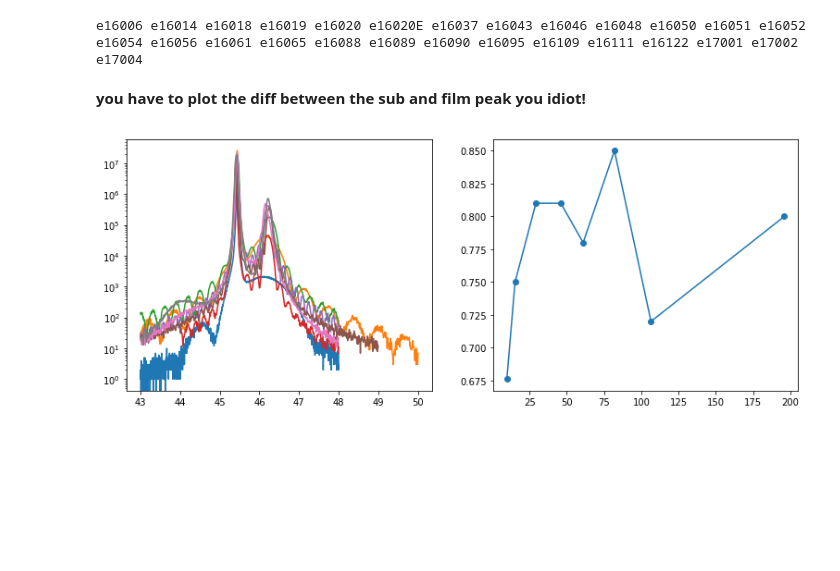
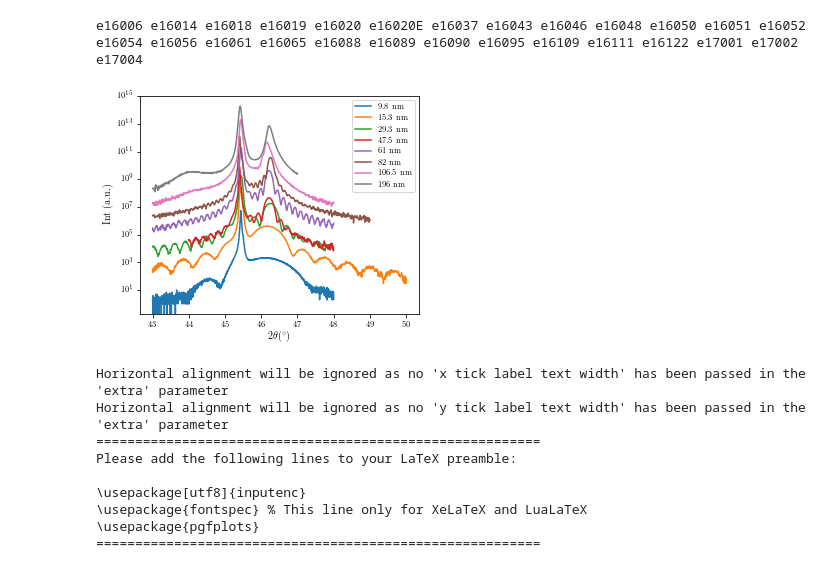
Before and after one commit to ezatterin/notebooks, a Jupyter notebook: report/rep_linux_plot_allCTRs.ipynb, the cells around one changed output. Drawn from its saved outputs; the diff is of its cells as text; code cells hidden in the pictures; blank space fills up the shorter version.

Commit message:
playing around for report purposes

```diff
--- a/report/rep_linux_plot_allCTRs.ipynb
+++ b/report/rep_linux_plot_allCTRs.ipynb
@@ -14,5 +38,6 @@ The minimum supported version is 2.4.6
 # %%
 data_dir = '/users/zatterin/Documents/data/XRD/'
+img_dir ='/users/zatterin/Documents/report/img/'
 # %%
 tot_samples = !ls {data_dir} | grep e1
 for sample in tot_samples: print(sample),
@@ -25,29 +46,58 @@ sample_list = ['e17002','e16019','e16014','e16089','e16018','e16088',\
-# %% [markdown]
-**you have to plot the diff between the sub and film peak you idiot!**
+# %%
+sample_list = ['e17002','e16019','e16014','e16089','e16018','e16088','e16020','e16095'] # t ordered
+# sample_list = ['e17002','e16014','e16088','e16095']
 # %%
 theta_peaks = []
-sample_thickness = [9.8,15.3,29.3,46,61,82,106.5,196] # manual input from excel file
-fig = plt.figure(figsize=(13,5))
-for sample_name in sample_list:
+sub_theta =[]
+film_theta =[]
+sample_thickness = [9.8,15.3,29.3,47.5,61,82,106.5,196] # manual input from excel file
+# sample_thickness = [9.8,29.3,82,106.4]
+fig = plt.figure(figsize=(5,4))
+for index, sample_name in enumerate(sample_list):
     temp = !ls {data_dir + sample_name} | grep ras | grep '002' | grep t2t
     if len(temp) != 1:
         scan = temp[1]
     else:
         scan = temp[0]
 
     theta, I = xrd.read_data(scan,data_dir+sample_name+'/')
-    plt.subplot(121)
-    plt.plot(theta, I);plt.yscale('log')
+#     plt.subplot(121)
+    plt.plot(theta, I*(10**(int(index))),label=str(sample_thickness[index])+ ' nm');plt.yscale('log')
+    plt.xlabel(r'$2\theta (^{\circ})$')
+    plt.ylabel('Int (a.u.)')
+    plt.legend()
     # peak positions
     idxs = pk.indexes(I, thres=1e-4, min_dist=1) # idexes of peaks
     sub_peak = I[idxs].argsort()[::-1][0] # index of sub peak
     film_peak = I[idxs].argsort()[::-1][1] # index of film peak
     theta_film = theta[idxs[film_peak]] # theta of film peak
     theta_sub = theta[idxs[sub_peak]] # theta of sub peak
     delta_theta = theta_film - theta_sub # diff between the above
     theta_peaks.append(delta_theta)
+    sub_theta.append(theta_sub)
+    film_theta.append(theta_film)
 
-plt.subplot(122)
-plt.plot(sample_thickness,theta_peaks,'-o');
+# plt.subplot(122)
+# plt.plot(sample_thickness,sub_theta/max(sub_theta),'-o');
+# plt.plot(sample_thickness, film_theta/max(film_theta),'-o')
+# plt.plot(sample_thickness,theta_peaks,'--o')
+# plt.xlabel('Thickness [nm]')
+# plt.ylabel(r'$\Delta\theta = \theta_{film}-\theta_{sub}$')
+plt.savefig(img_dir+'test4.pgf')
+plt.show()
 # %% [output]
-[figure, old version]
+[figure, new version]
+# %%
+from matplotlib2tikz import save as tikz_save
+fig
+tikz_save(img_dir+'test3.tex',figure=fig,figurewidth='0.6\\textwidth', textsize=1.0, tex_relative_path_to_data='./img/')
+# %% [output]
+Horizontal alignment will be ignored as no 'x tick label text width' has been passed in the 'extra' parameter
+Horizontal alignment will be ignored as no 'y tick label text width' has been passed in the 'extra' parameter
+=========================================================
+Please add the following lines to your LaTeX preamble:
+
+\usepackage[utf8]{inputenc}
+\usepackage{fontspec} % This line only for XeLaTeX and LuaLaTeX
+\usepackage{pgfplots}
+=========================================================
```
Also changed, not shown: parts of 5 cells of this notebook, 1 other file.
